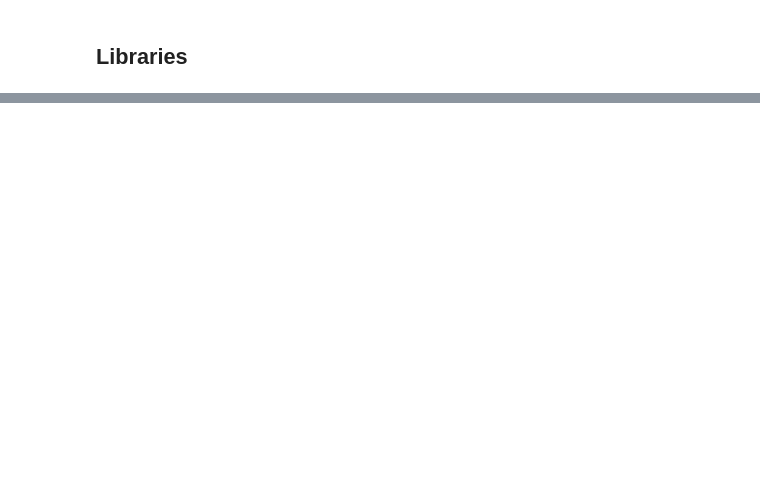
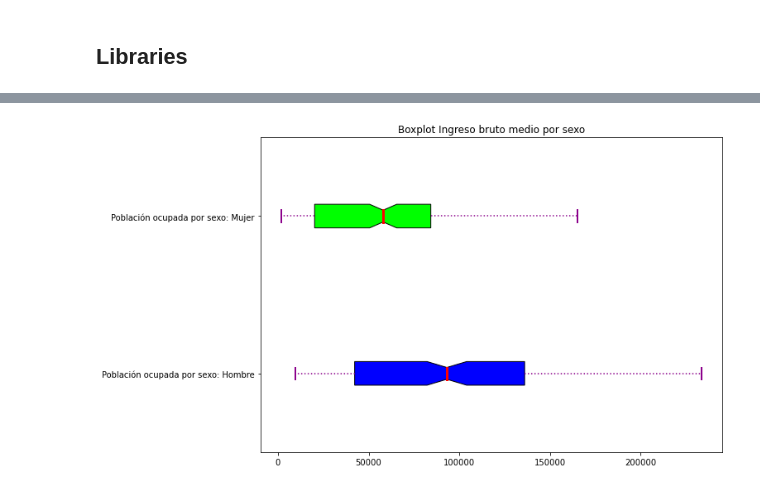
Before and after one commit to Gaboelc/Analysis-of-the-employment-situation-in-Costa-Rica-2018-2022, a Jupyter notebook: EDA.ipynb, the cells around one changed output, grey strips where cells are left out. Saved outputs shown, nothing was run; the diff lists cells and outputs as text; code cells hidden in the pictures; blank space fills up the shorter version.

```diff
--- a/EDA.ipynb
+++ b/EDA.ipynb
@@ -181,0 +322,6 @@ result_posicion_empleo_second_page.to_csv('Data/output/result_posicion_empleo_se
+# %%
+create_bloxplot(result_first_page[result_first_page.columns[1:3]],
+                ['Población ocupada por sexo: Hombre','Población ocupada por sexo: Mujer'],
+                'Boxplot Ingreso bruto medio por sexo')
+# %% [output]
+[figure, added]
```
Also changed, not shown: parts of 17 cells of this notebook, 7 other files.
